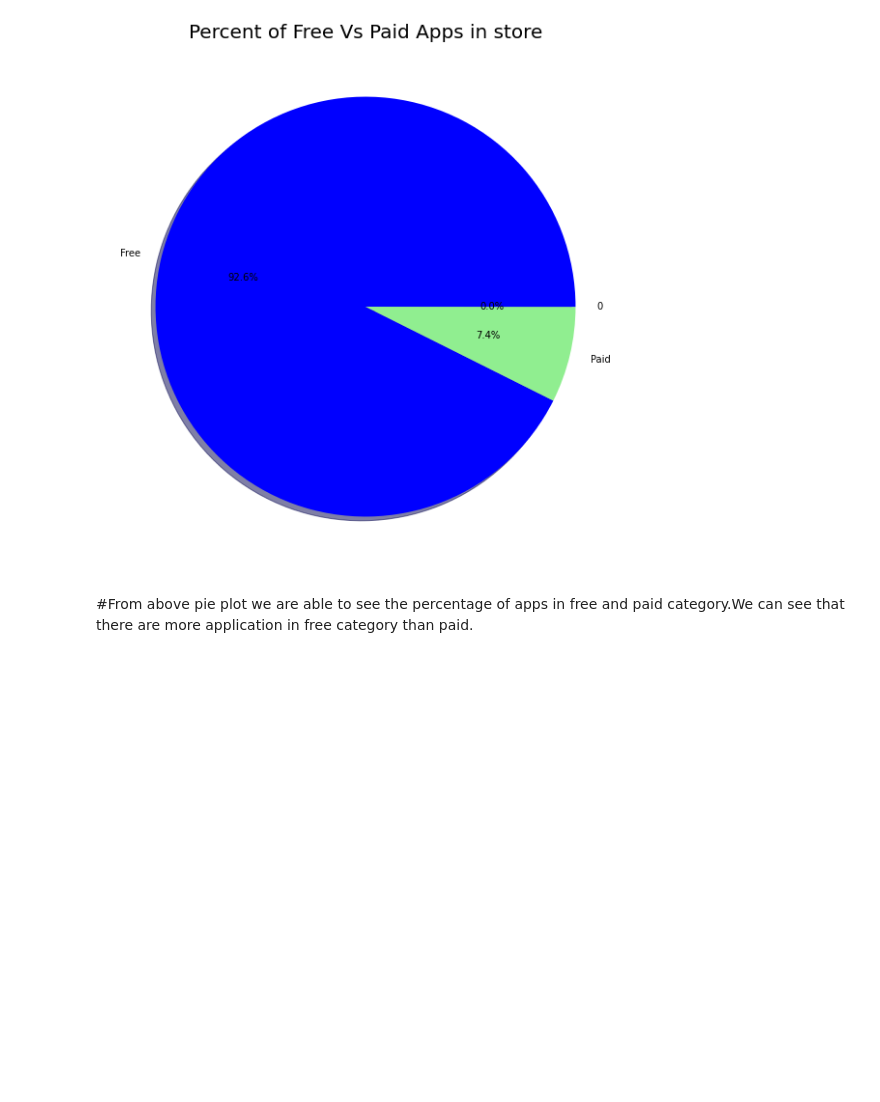
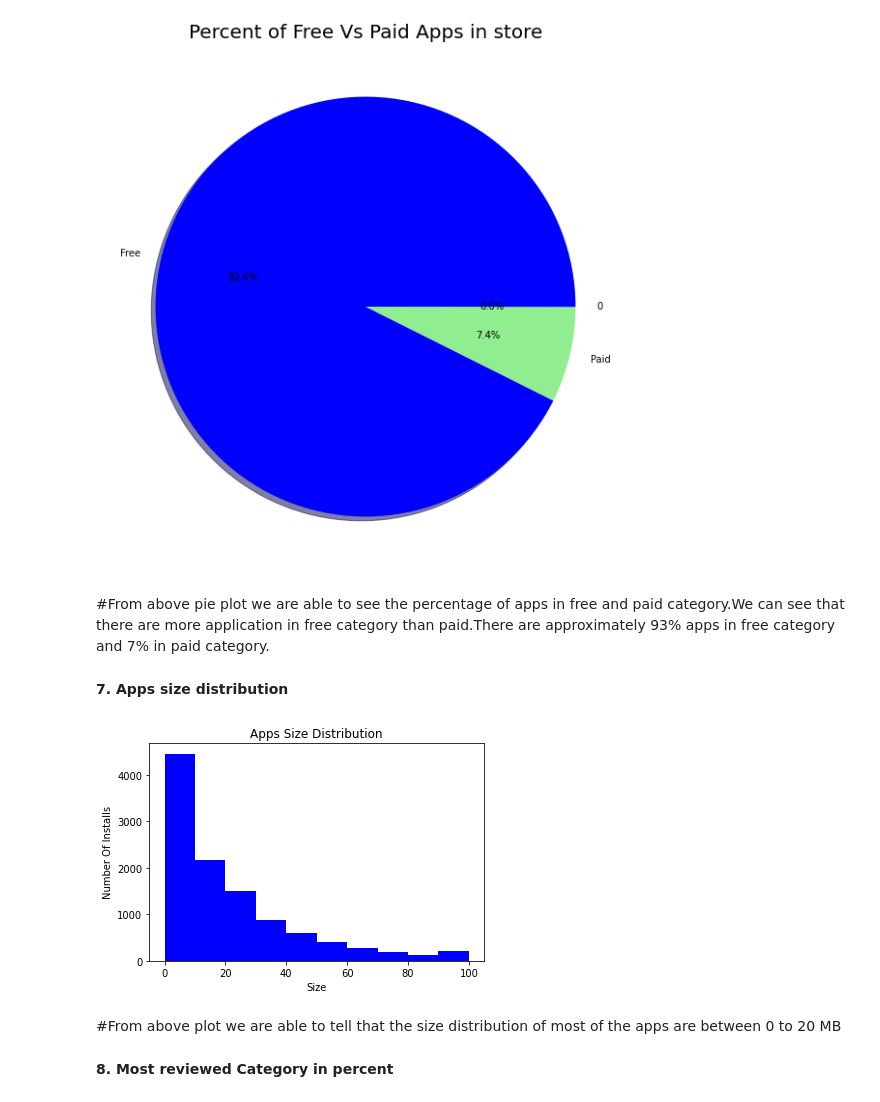
Before and after one commit to Shailendra114/Play-Store-App-Review-Analysis, a Jupyter notebook: Play_Store_App_Review_Analysis_Capstone_Project.ipynb, the cells around one changed output. Drawn from its saved outputs; the diff is of its cells as text; code cells hidden in the pictures; blank space fills up the shorter version.

```diff
--- a/Play_Store_App_Review_Analysis_Capstone_Project.ipynb
+++ b/Play_Store_App_Review_Analysis_Capstone_Project.ipynb
@@ -478,4 +478,19 @@ plt.show()
 # %% [output]
 [figure]
 # %% [markdown]
-#From above pie plot we are able to see the percentage of apps in free and paid category.We can see that there are more application in free category than paid.
+#From above pie plot we are able to see the percentage of apps in free and paid category.We can see that there are more application in free category than paid.There are approximately 93% apps in free category and 7% in paid category.
+# %% [markdown]
+**7. Apps size distribution**
+# %%
+#lets plot graph for app size distribution
+plt.hist(df['Size'],color='b')
+plt.xlabel('Size')
+plt.ylabel("Number Of Installs")
+plt.title("Apps Size Distribution")
+plt.show()
+# %% [output]
+[figure, added]
+# %% [markdown]
+#From above plot we are able to tell that the size distribution of most of the apps are between 0 to 20 MB
+# %% [markdown]
+ **8. Most reviewed Category in percent**
```
Also changed, not shown: parts of 7 cells of this notebook.
